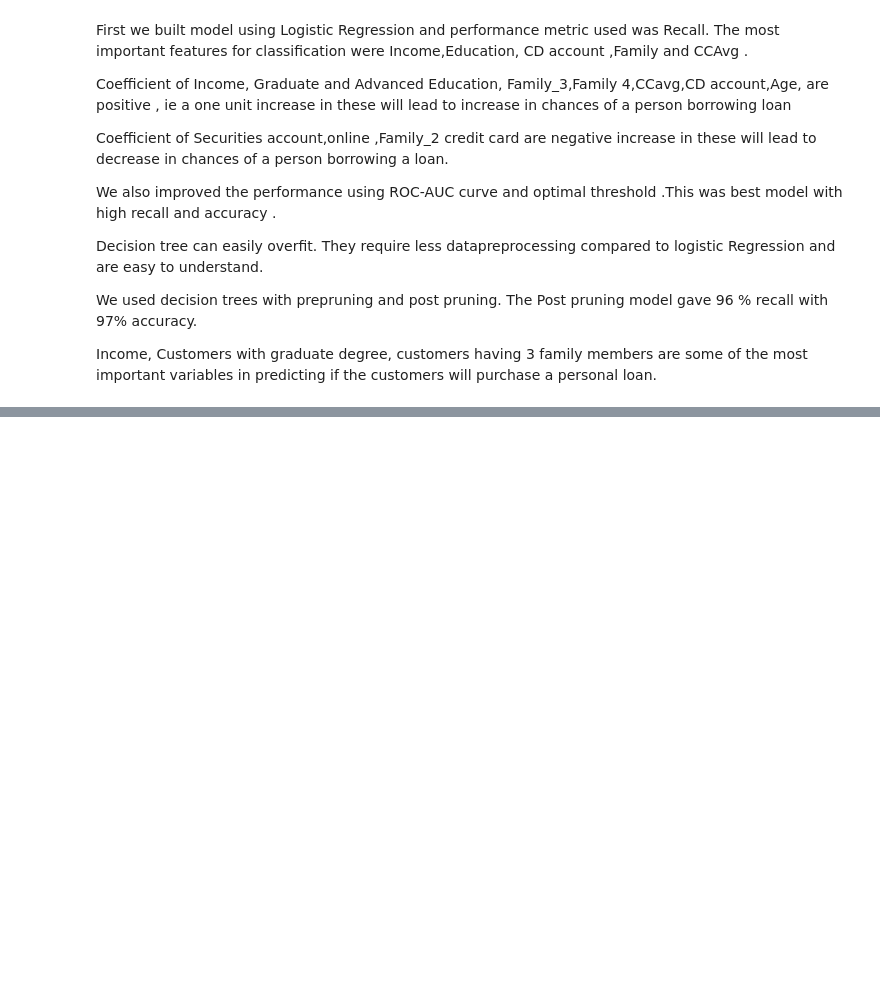
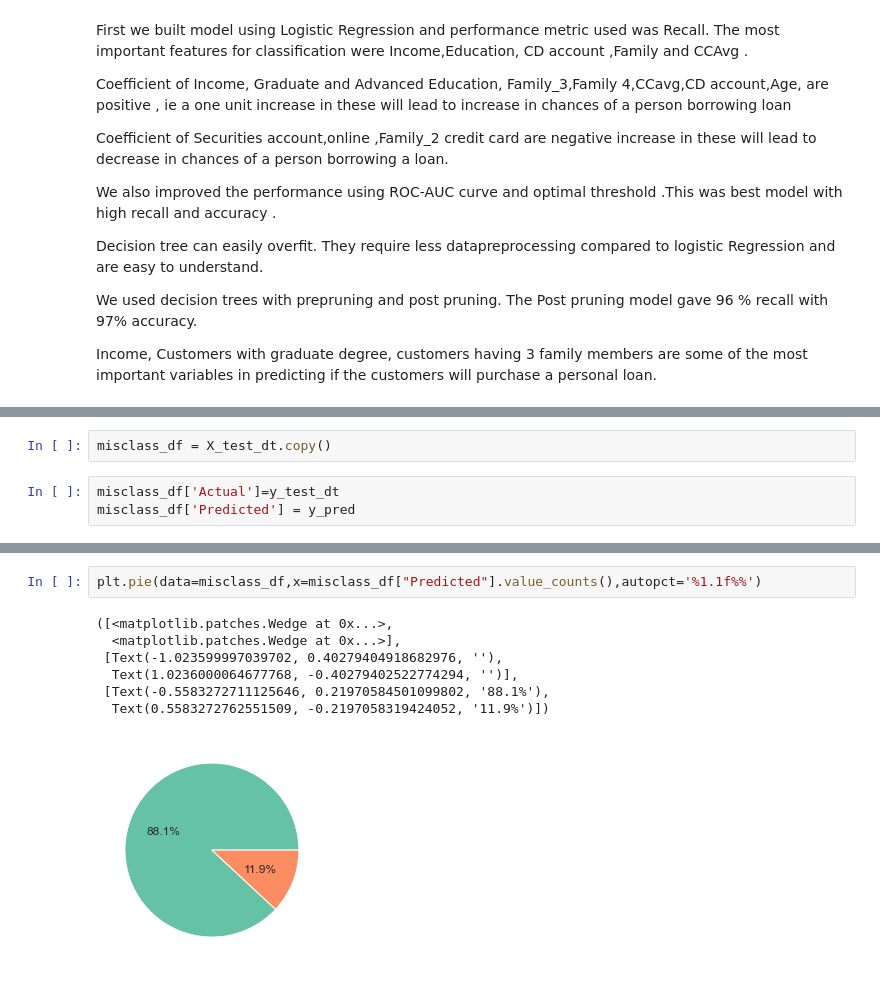
Before and after one commit to suprajarapuru/Predictive-Analytics, a Jupyter notebook: Term Project/RapuruSupraja_PropensityModel_MS4.ipynb, the cells around one changed output, grey strips where cells are left out. Saved outputs shown, nothing was run; the diff lists cells and outputs as text; blank space fills up the shorter version.

```diff
--- a/Term Project/RapuruSupraja_PropensityModel_MS4.ipynb
+++ b/Term Project/RapuruSupraja_PropensityModel_MS4.ipynb
@@ -1639,0 +1602,5 @@ Income, Customers with graduate degree, customers having 3 family members are so
+# %%
+misclass_df = X_test_dt.copy()
+# %%
+misclass_df['Actual']=y_test_dt
+misclass_df['Predicted'] = y_pred
@@ -1639,0 +1617,10 @@ Income, Customers with graduate degree, customers having 3 family members are so
+# %%
+plt.pie(data=misclass_df,x=misclass_df["Predicted"].value_counts(),autopct='%1.1f%%')
+# %% [output]
+([<matplotlib.patches.Wedge at 0x...>,
+  <matplotlib.patches.Wedge at 0x...>],
+ [Text(-1.023599997039702, 0.40279404918682976, ''),
+  Text(1.0236000064677768, -0.40279402522774294, '')],
+ [Text(-0.5583272711125646, 0.21970584501099802, '88.1%'),
+  Text(0.5583272762551509, -0.2197058319424052, '11.9%')])
+[figure, added]
```
Also changed, not shown: parts of 27 cells of this notebook.
